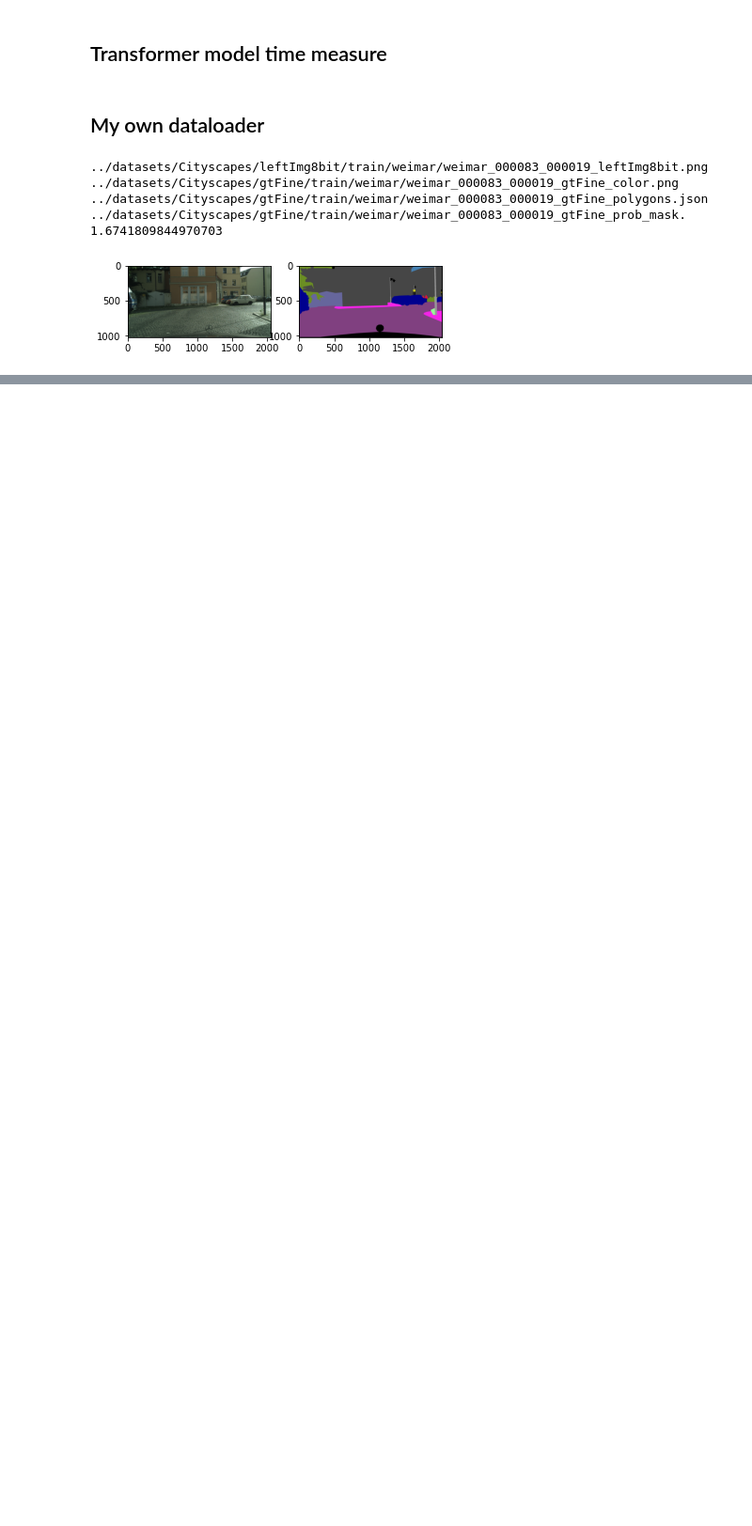
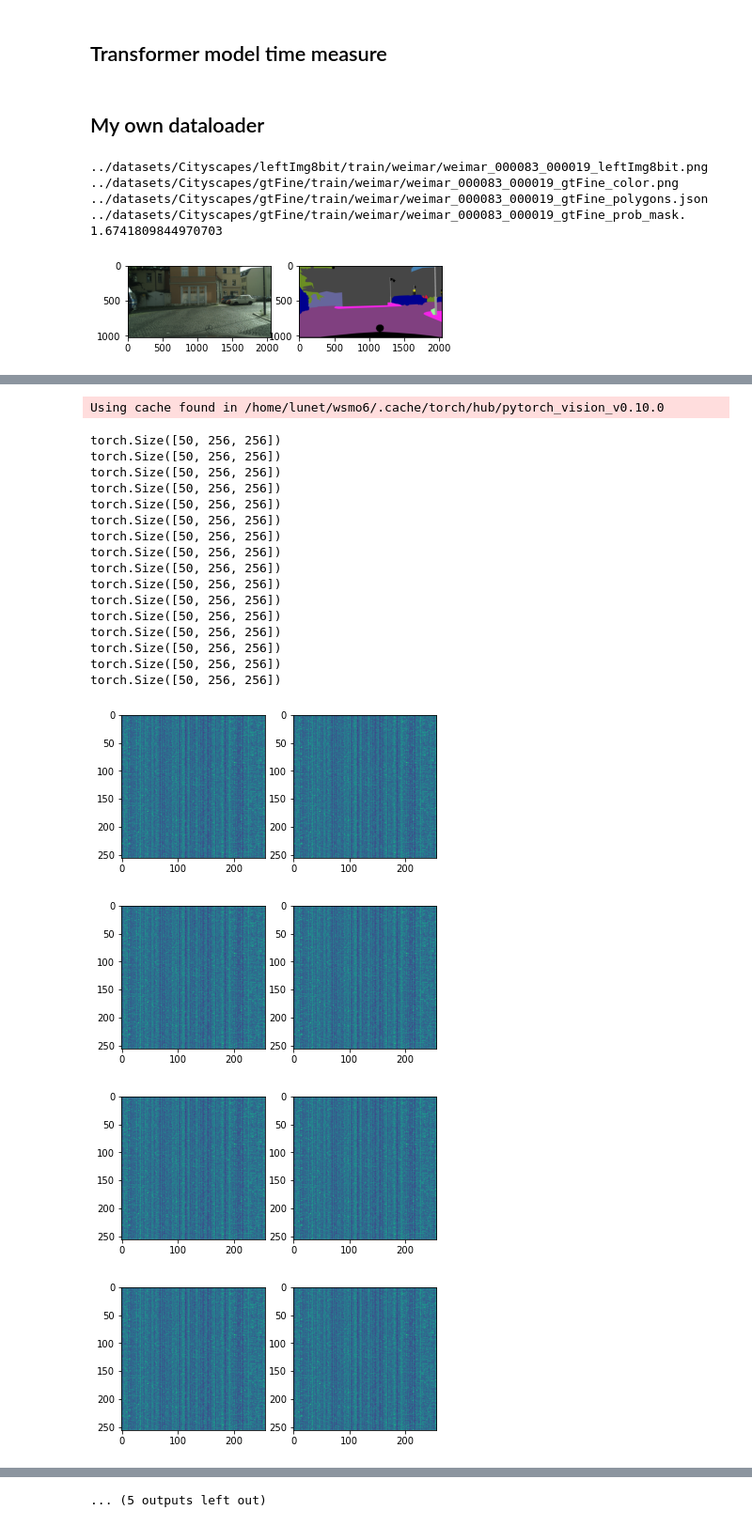
Before and after one commit to otoofim/variational_transformer, a Jupyter notebook: debugging.ipynb, the cells around one changed output, grey strips where cells are left out. Shown at 94% size. Drawn from its saved outputs; the diff is of its cells as text; code cells hidden in the pictures; blank space fills up the shorter version.

Commit message:
VT + cityscapes finished

```diff
--- a/debugging.ipynb
+++ b/debugging.ipynb
@@ -302,0 +169,54 @@ city_labels
+# %%
+VT = VariationalTransformer(**{"input_img_dim":[256,256], "transformer_emb_dim":256, "transformer_num_heads":2,
+                       "transformer_num_encoder_layer": 1, "transformer_num_dec_layer": 1,
+                       "transformer_intermediate_layer_dim": 512, "transformer_dropout_per":0,
+                       "prior_input_channels":3, "prior_posterior_layers":[64,128,256],
+                       "posterior_input_channels":37, "prior_posterior_layers":[64,128,256], "batch_size":50})
+# %% [output]
+Using cache found in /home/lunet/wsmo6/.cache/torch/hub/pytorch_vision_v0.10.0
+# %%
+preprocess_in = transforms.Compose([
+    transforms.ToTensor(),
+    transforms.Normalize(mean=[0.485, 0.456, 0.406], std=[0.229, 0.224, 0.225]),
+])
+
+preprocess_ou = transforms.Compose([
+    transforms.ToTensor(),
+])
+
+
+tr_loader = CityscapesLoader("../datasets/augmented_cityscapes", transform_in = preprocess_in, transform_ou = preprocess_ou)
+train_loader = DataLoader(dataset = tr_loader, batch_size = 50, shuffle = True)
+# %%
+for batch in train_loader:
+    out = VT(batch["image"].float(), batch["label"])
+    break
+# %%
+for batch in train_loader:
+    for sample in VT.inference(batch["image"]):
+        f, axarr = plt.subplots(1,2)
+        axarr[0].imshow(sample[0].detach().numpy())
+        axarr[1].imshow(sample[0].detach().numpy())
+        print(sample.shape)
+    break
+# %% [output]
+torch.Size([50, 256, 256])
+torch.Size([50, 256, 256])
+torch.Size([50, 256, 256])
+torch.Size([50, 256, 256])
+torch.Size([50, 256, 256])
+torch.Size([50, 256, 256])
+torch.Size([50, 256, 256])
+torch.Size([50, 256, 256])
+torch.Size([50, 256, 256])
+torch.Size([50, 256, 256])
+torch.Size([50, 256, 256])
+torch.Size([50, 256, 256])
+torch.Size([50, 256, 256])
+torch.Size([50, 256, 256])
+torch.Size([50, 256, 256])
+torch.Size([50, 256, 256])
+[figure, added]
+[figure, added]
+[figure, added]
+[figure, added]
@@ -302,0 +230 @@ city_labels
+... (5 outputs left out)
```
Also changed, not shown: parts of 13 cells of this notebook, 9 other files.
